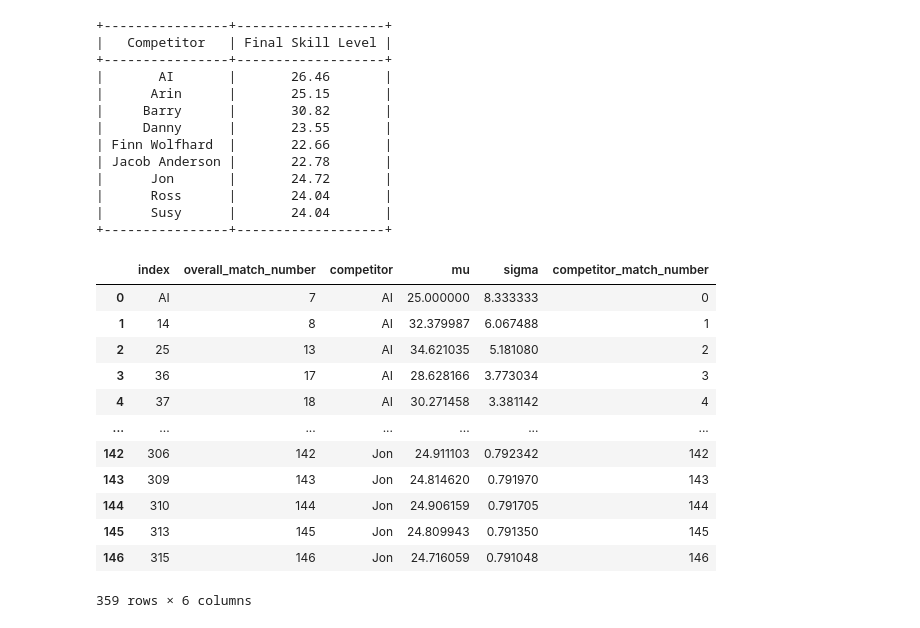
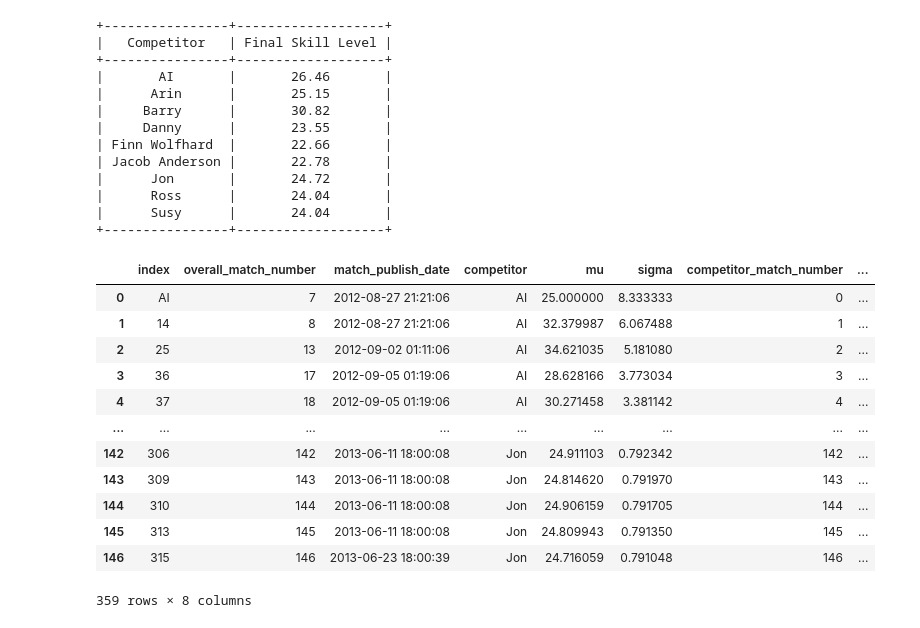
Before and after one commit to blakeLarkin/Game-Grumps-VS-Analysis, a Jupyter notebook: VS Analysis.ipynb, the cells around one changed output. Saved outputs shown, nothing was run; the diff lists cells and outputs as text; code cells hidden in the pictures.

Commit message:
Added extra YT data columns and upload_date based trueskill plots

```diff
--- a/VS Analysis.ipynb
+++ b/VS Analysis.ipynb
@@ -38,3 +38,20 @@ vs_df = vs_df.sort_values(by='Publish Date').reset_index(drop=True)
+# %%
+def duration_to_seconds(duration_string):
+    pattern = re.compile('^PT(\d*H)?(\d*M)?(\d*S)?$')
+    hours, minutes, seconds = pattern.match(duration_string).group(1, 2, 3)
+    hours = int(hours[:-1] if hours else 0)
+    minutes = int(minutes[:-1] if minutes else 0)
+    seconds = int(seconds[:-1] if seconds else 0)
+    return 3600 * hours + 60 * minutes + seconds
+# %%
+vs_df['Publish Date'] = vs_df['Youtube Data'].map(lambda data: data['snippet']['publishedAt'])
+vs_df['Publish Date'] = pd.to_datetime(vs_df['Publish Date'], format='%Y-%m-%dT%H:%M:%SZ')
+vs_df['Duration'] = vs_df['Youtube Data'].map(lambda data: duration_to_seconds(data['contentDetails']['duration']))
+vs_df['Views'] = vs_df['Youtube Data'].map(lambda data: data['statistics']['viewCount'])
+vs_df['Likes'] = vs_df['Youtube Data'].map(lambda data: data['statistics']['likeCount'])
+vs_df['Dislikes'] = vs_df['Youtube Data'].map(lambda data: data['statistics']['dislikeCount'])
+vs_df['Comments'] = vs_df['Youtube Data'].map(lambda data: data['statistics']['commentCount'])
+vs_df = vs_df.sort_values(by='Publish Date').reset_index(drop=True)
 # %% [markdown]
 #### Add Match Numbers
 # %%
@@ -178,6 +197,7 @@ for _, match in vs_df.iterrows():
         competitor_rankings['AI'] = winner_ranking
         competitor_ranking_over_time.append({
             'overall_match_number': match['Overall Match Number'],
+            'match_publish_date': match['Publish Date'],
             'competitor': 'AI',
             'mu': winner_ranking.mu,
             'sigma': winner_ranking.sigma
@@ -186,6 +206,7 @@ for _, match in vs_df.iterrows():
         competitor_rankings[top_human] = top_human_ranking
         competitor_ranking_over_time.append({
             'overall_match_number': match['Overall Match Number'],
+            'match_publish_date': match['Publish Date'],
             'competitor': top_human,
             'mu': top_human_ranking.mu,
             'sigma': top_human_ranking.sigma
@@ -196,6 +217,7 @@ for _, match in vs_df.iterrows():
             competitor_rankings[loser] = ranking[0]
             competitor_ranking_over_time.append({
             'overall_match_number': match['Overall Match Number'],
+            'match_publish_date': match['Publish Date'],
             'competitor': loser,
             'mu': ranking[0].mu,
             'sigma': ranking[0].sigma
@@ -215,6 +237,7 @@ for _, match in vs_df.iterrows():
             competitor_rankings[winner] = ranking[0]
             competitor_ranking_over_time.append({
                 'overall_match_number': match['Overall Match Number'],
+                'match_publish_date': match['Publish Date'],
                 'competitor': winner,
                 'mu': ranking[0].mu,
                 'sigma': ranking[0].sigma
@@ -225,6 +248,7 @@ for _, match in vs_df.iterrows():
             competitor_rankings[loser] = ranking[0]
             competitor_ranking_over_time.append({
                 'overall_match_number': match['Overall Match Number'],
+                'match_publish_date': match['Publish Date'],
                 'competitor': loser,
                 'mu': ranking[0].mu,
                 'sigma': ranking[0].sigma
@@ -242,6 +266,7 @@ for _, match in vs_df.iterrows():
         competitor_rankings[match['Winner']] = winner_ranking
         competitor_ranking_over_time.append({
             'overall_match_number': match['Overall Match Number'],
+            'match_publish_date': match['Publish Date'],
             'competitor': match['Winner'],
             'mu': winner_ranking.mu,
             'sigma': winner_ranking.sigma
@@ -252,6 +277,7 @@ for _, match in vs_df.iterrows():
             competitor_rankings[loser] = ranking[0]
             competitor_ranking_over_time.append({
             'overall_match_number': match['Overall Match Number'],
+            'match_publish_date': match['Publish Date'],
             'competitor': loser,
             'mu': ranking[0].mu,
             'sigma': ranking[0].sigma
@@ -287,30 +313,37 @@ if add_pre_start:
     starting_mu, starting_sigma = trueskill.Rating()
     first_comp_df['mu'] = starting_mu
     first_comp_df['sigma'] = starting_sigma
-    competitor_ranking_over_time_df = competitor_ranking_over_time_df.append(first_comp_df).sort_values('overall_match_number').reset_index()
+    competitor_ranking_over_time_df = competitor_ranking_over_time_df.append(
+        first_comp_df
+    ).sort_values(
+        'overall_match_number'
+    ).reset_index()
     competitor_ranking_over_time_df
 # %%
 relative_match_df = pd.DataFrame()
 for competitor in filtered_competitors:
     comp_df = competitor_ranking_over_time_df[competitor_ranking_over_time_df['competitor'] == competitor].reset_index(drop=True)
     comp_df['competitor_match_number'] = comp_df.index + (0 if add_pre_start else 1)
+    comp_df['days_since_first_match'] = (
+        comp_df['match_publish_date'] - comp_df.iloc[0]['match_publish_date']
+    ).map(lambda delta: delta.days)
     relative_match_df = relative_match_df.append(comp_df)
 competitor_ranking_over_time_df = relative_match_df
 competitor_ranking_over_time_df
 # %% [output]
-|  | index | overall_match_number | competitor | mu | sigma | competitor_match_number |
-| 0 | AI | 7 | AI | 25.000000 | 8.333333 | 0 |
-| 1 | 14 | 8 | AI | 32.379987 | 6.067488 | 1 |
-| 2 | 25 | 13 | AI | 34.621035 | 5.181080 | 2 |
-| 3 | 36 | 17 | AI | 28.628166 | 3.773034 | 3 |
-| 4 | 37 | 18 | AI | 30.271458 | 3.381142 | 4 |
-| ... | ... | ... | ... | ... | ... | ... |
-| 142 | 306 | 142 | Jon | 24.911103 | 0.792342 | 142 |
-| 143 | 309 | 143 | Jon | 24.814620 | 0.791970 | 143 |
-| 144 | 310 | 144 | Jon | 24.906159 | 0.791705 | 144 |
-| 145 | 313 | 145 | Jon | 24.809943 | 0.791350 | 145 |
-| 146 | 315 | 146 | Jon | 24.716059 | 0.791048 | 146 |
+|  | index | overall_match_number | match_publish_date | competitor | mu | sigma | competitor_match_number | ... |
+| 0 | AI | 7 | 2012-08-27 21:21:06 | AI | 25.000000 | 8.333333 | 0 | ... |
+| 1 | 14 | 8 | 2012-08-27 21:21:06 | AI | 32.379987 | 6.067488 | 1 | ... |
+| 2 | 25 | 13 | 2012-09-02 01:11:06 | AI | 34.621035 | 5.181080 | 2 | ... |
+| 3 | 36 | 17 | 2012-09-05 01:19:06 | AI | 28.628166 | 3.773034 | 3 | ... |
+| 4 | 37 | 18 | 2012-09-05 01:19:06 | AI | 30.271458 | 3.381142 | 4 | ... |
+| ... | ... | ... | ... | ... | ... | ... | ... | ... |
+| 142 | 306 | 142 | 2013-06-11 18:00:08 | Jon | 24.911103 | 0.792342 | 142 | ... |
+| 143 | 309 | 143 | 2013-06-11 18:00:08 | Jon | 24.814620 | 0.791970 | 143 | ... |
+| 144 | 310 | 144 | 2013-06-11 18:00:08 | Jon | 24.906159 | 0.791705 | 144 | ... |
+| 145 | 313 | 145 | 2013-06-11 18:00:08 | Jon | 24.809943 | 0.791350 | 145 | ... |
+| 146 | 315 | 146 | 2013-06-23 18:00:39 | Jon | 24.716059 | 0.791048 | 146 | ... |
-359 rows × 6 columns
+359 rows × 8 columns
 # %%
 color_order = list(competitor_ranking_over_time_df.groupby('competitor').min().sort_values('overall_match_number').index)
 # %%
```
Also changed, not shown: parts of 8 cells of this notebook.
